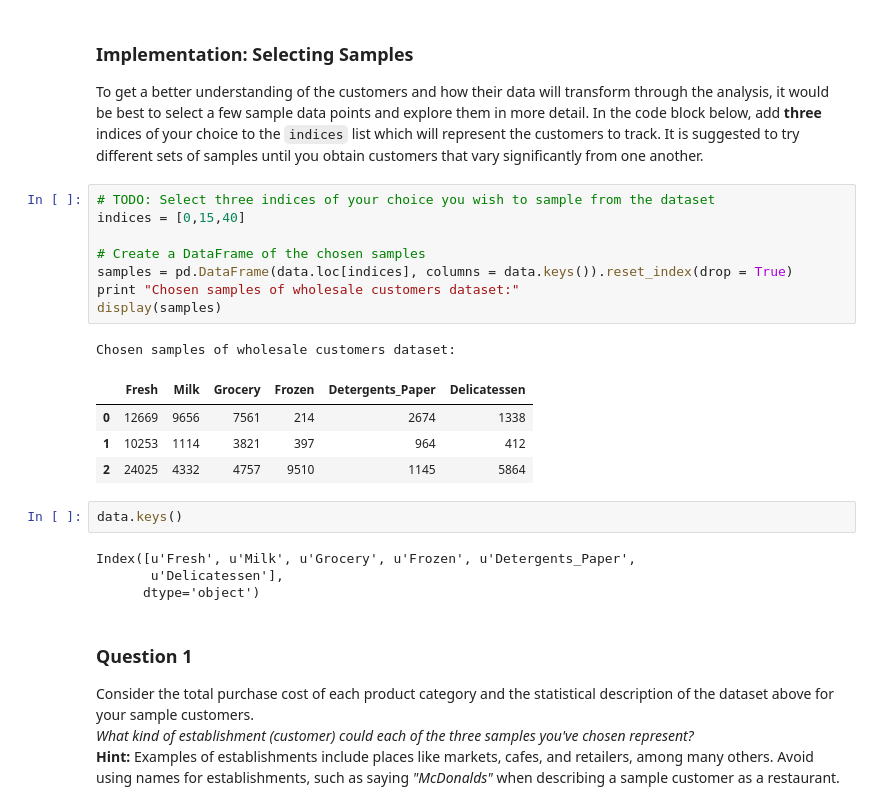
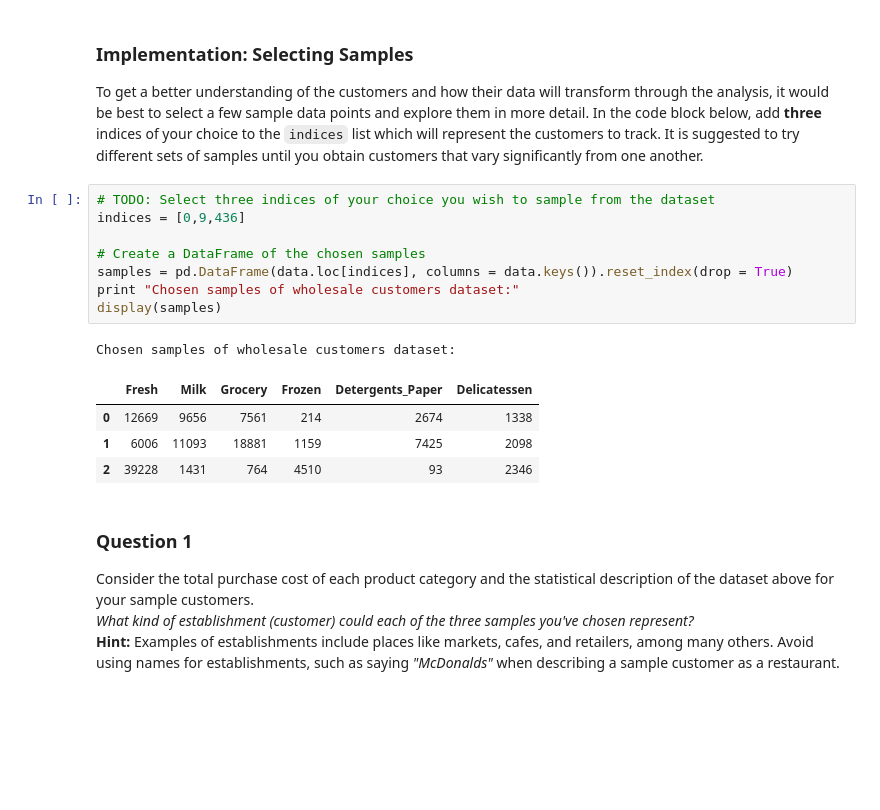
Before and after one commit to deFang/Machine-Learning-Nano-degree, a Jupyter notebook: projects/creating_customer_segments/customer_segments.ipynb, the cells around one changed output. Cells and saved outputs as stored; diff of their text form; blank space fills up the shorter version.

```diff
--- a/projects/creating_customer_segments/customer_segments.ipynb
+++ b/projects/creating_customer_segments/customer_segments.ipynb
@@ -58,24 +58,18 @@ display(data.describe())
 To get a better understanding of the customers and how their data will transform through the analysis, it would be best to select a few sample data points and explore them in more detail. In the code block below, add **three** indices of your choice to the `indices` list which will represent the customers to track. It is suggested to try different sets of samples until you obtain customers that vary significantly from one another.
 # %%
 # TODO: Select three indices of your choice you wish to sample from the dataset
-indices = [0,15,40]
+indices = [0,9,436]
 
 # Create a DataFrame of the chosen samples
 samples = pd.DataFrame(data.loc[indices], columns = data.keys()).reset_index(drop = True)
 print "Chosen samples of wholesale customers dataset:"
 display(samples)
 # %% [output]
 Chosen samples of wholesale customers dataset:
 |  | Fresh | Milk | Grocery | Frozen | Detergents_Paper | Delicatessen |
 | 0 | 12669 | 9656 | 7561 | 214 | 2674 | 1338 |
-| 1 | 10253 | 1114 | 3821 | 397 | 964 | 412 |
-| 2 | 24025 | 4332 | 4757 | 9510 | 1145 | 5864 |
+| 1 | 6006 | 11093 | 18881 | 1159 | 7425 | 2098 |
+| 2 | 39228 | 1431 | 764 | 4510 | 93 | 2346 |
-# %%
-data.keys()
-# %% [output]
-Index([u'Fresh', u'Milk', u'Grocery', u'Frozen', u'Detergents_Paper',
-       u'Delicatessen'],
-      dtype='object')
 # %% [markdown]
 ### Question 1
 Consider the total purchase cost of each product category and the statistical description of the dataset above for your sample customers.
```
Also changed, not shown: parts of 11 cells of this notebook.
